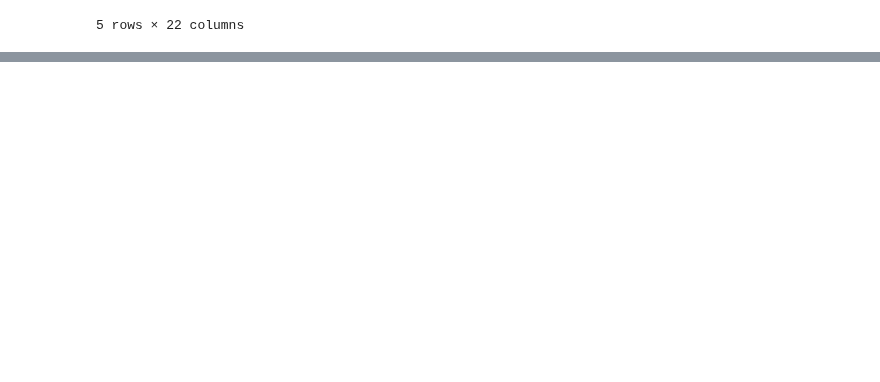
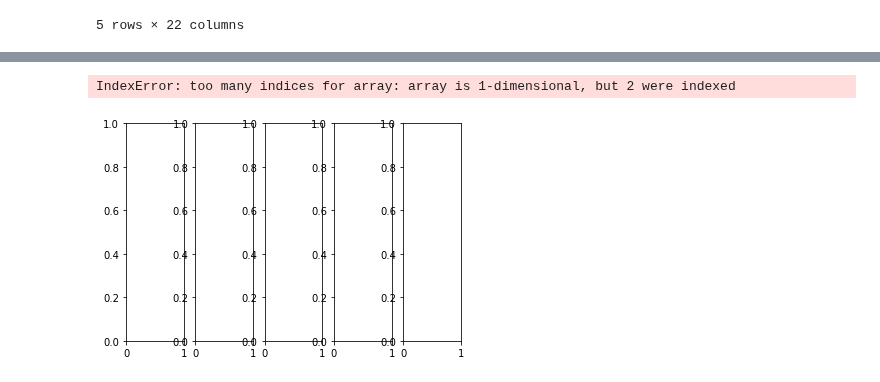
Before and after one commit to Quezadajl/nashville-scooters-project, a Jupyter notebook: notebooks/scooter_trips.ipynb, the cells around one changed output, grey strips where cells are left out. Drawn from its saved outputs; the diff is of its cells as text; code cells hidden in the pictures; blank space fills up the shorter version.

```diff
--- a/notebooks/scooter_trips.ipynb
+++ b/notebooks/scooter_trips.ipynb
@@ -221,0 +283,17 @@ KeyboardInterrupt:
+# %%
+figure, axis = plt.subplots(1,5)
+
+axis[0,0].hist(mon_df.hour, bins = 30, color='green', edgecolor = 'black')
+plt.xlabel('Hours of the Day')
+plt.ylabel('Rides')
+axis[0,0].title('Monday')
+plt.ylim([0, 3500])
+
+axis[0,1].hist(tues_df.hour, bins = 30, color='green', edgecolor = 'black')
+plt.xlabel('Hours of the Day')
+plt.ylabel('Rides')
+axis[0,1].title('Tuesday')
+plt.ylim([0, 3500])
+# %% [output]
+IndexError: too many indices for array: array is 1-dimensional, but 2 were indexed
+[figure, added]
```
Also changed, not shown: parts of 9 cells of this notebook, 2 other files.
